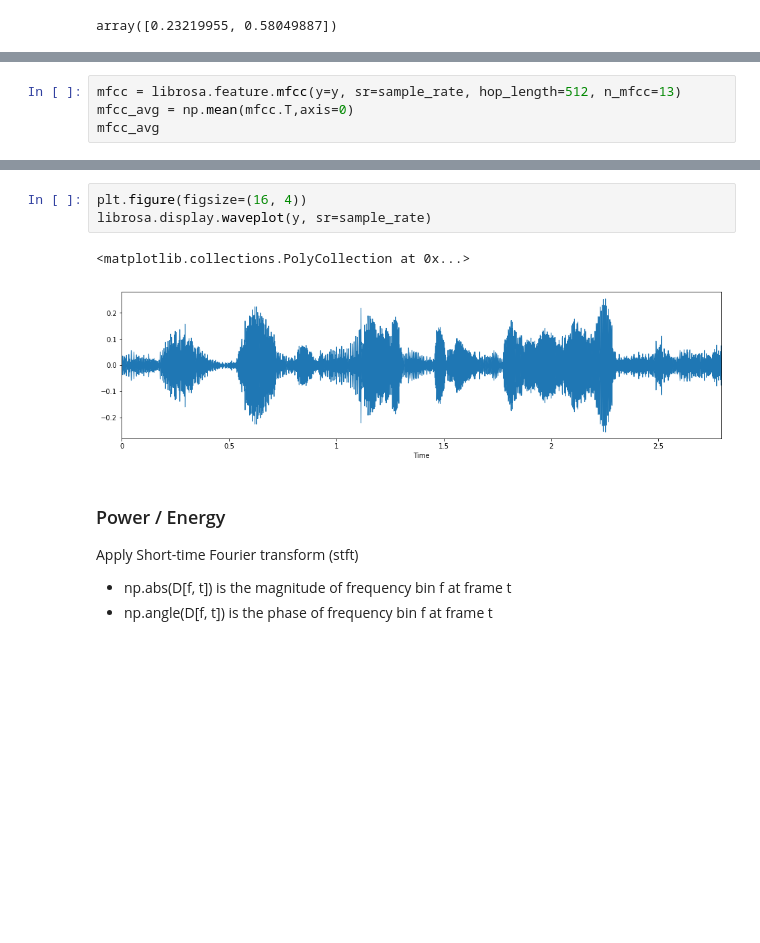
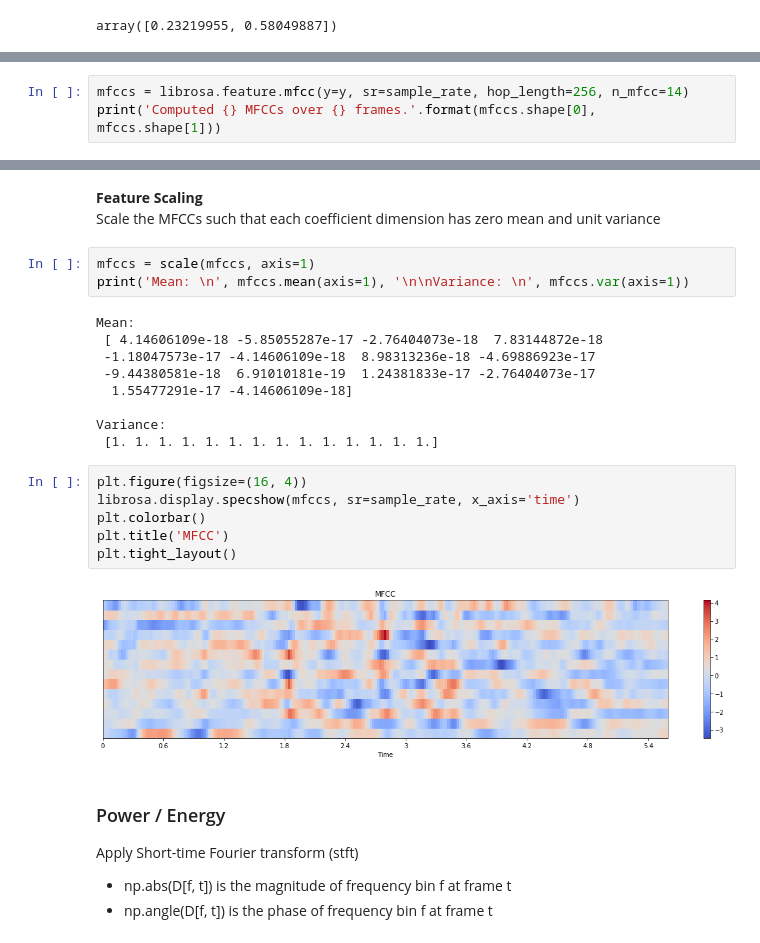
Before and after one commit to zeetaros/ml_nanodegree, a Jupyter notebook: capstone/dev_audio_models.ipynb, the cells around one changed output, grey strips where cells are left out. Cells and saved outputs as stored; diff of their text form; blank space fills up the shorter version.

```diff
--- a/capstone/dev_audio_models.ipynb
+++ b/capstone/dev_audio_models.ipynb
@@ -64,5 +86,4 @@ Compute MFCC features from the raw signal
 # %%
-mfcc = librosa.feature.mfcc(y=y, sr=sample_rate, hop_length=512, n_mfcc=13)
-mfcc_avg = np.mean(mfcc.T,axis=0)
-mfcc_avg
+mfccs = librosa.feature.mfcc(y=y, sr=sample_rate, hop_length=256, n_mfcc=14)
+print('Computed {} MFCCs over {} frames.'.format(mfccs.shape[0], mfccs.shape[1]))
 # %% [output]
@@ -73,9 +107,26 @@ array([-251.25196689,   98.21981996,   -1.1106248 ,   16.11569341,
+# %% [markdown]
+__Feature Scaling__
+Scale the MFCCs such that each coefficient dimension has zero mean and unit variance
+# %%
+mfccs = scale(mfccs, axis=1)
+print('Mean: \n', mfccs.mean(axis=1), '\n\nVariance: \n', mfccs.var(axis=1))
+# %% [output]
+Mean:
+ [ 4.14606109e-18 -5.85055287e-17 -2.76404073e-18  7.83144872e-18
+ -1.18047573e-17 -4.14606109e-18  8.98313236e-18 -4.69886923e-17
+ -9.44380581e-18  6.91010181e-19  1.24381833e-17 -2.76404073e-17
+  1.55477291e-17 -4.14606109e-18]
+
+Variance:
+ [1. 1. 1. 1. 1. 1. 1. 1. 1. 1. 1. 1. 1. 1.]
 # %%
 plt.figure(figsize=(16, 4))
-librosa.display.waveplot(y, sr=sample_rate)
+librosa.display.specshow(mfccs, sr=sample_rate, x_axis='time')
+plt.colorbar()
+plt.title('MFCC')
+plt.tight_layout()
 # %% [output]
-<matplotlib.collections.PolyCollection at 0x...>
-[figure, old version]
+[figure, new version]
 # %% [markdown]
 ### Power / Energy
 Apply Short-time Fourier transform (stft)
```
Also changed, not shown: parts of 42 cells of this notebook.
